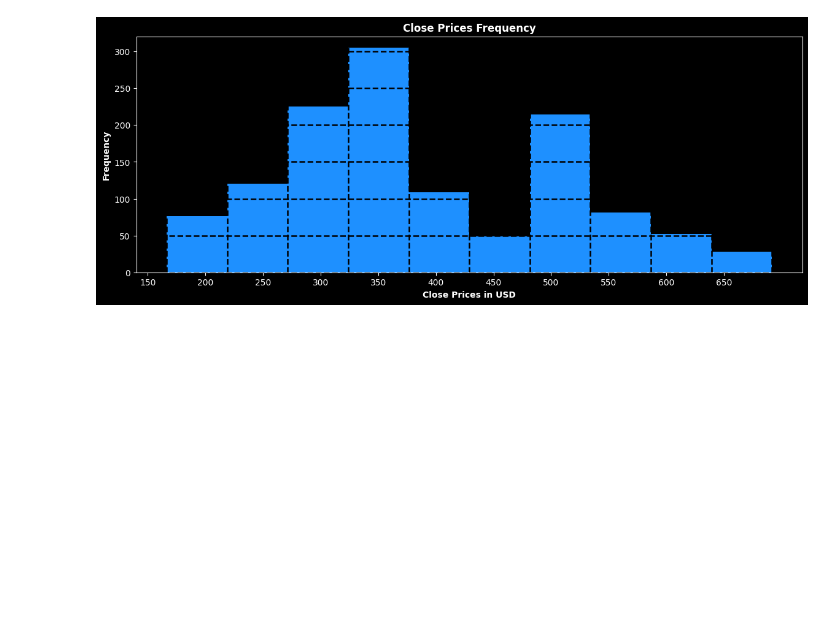
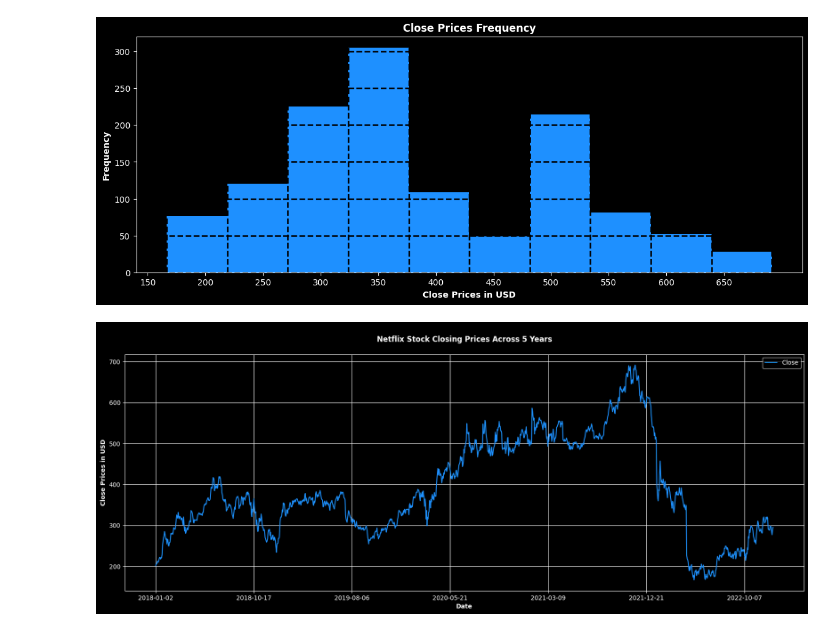
Before and after one commit to Momad-Y/NFLX-Stock-Price-Prediction, a Jupyter notebook: Netflix Stock Price Prediction.ipynb, the cells around one changed output. Saved outputs shown, nothing was run; the diff lists cells and outputs as text; code cells hidden in the pictures; blank space fills up the shorter version.

```diff
--- a/Netflix Stock Price Prediction.ipynb
+++ b/Netflix Stock Price Prediction.ipynb
@@ -213,3 +213,14 @@ for bin_edge in np.histogram(NFLX_df["Close"])[1]:
 plt.show()
 # %% [output]
 [figure]
+# %%
+# Plotting the datasets closing prices against the index (Date)
+NFLX_df["Close"].plot(color="dodgerblue", figsize=(20, 7))
+plt.ylabel("Close Prices in USD", weight="bold")
+plt.xlabel("Date", weight="bold")
+plt.title("\nNetflix Stock Closing Prices Across 5 Years\n", weight="bold")
+plt.grid()
+plt.legend()
+plt.show()
+# %% [output]
+[figure, added]
```
Also changed, not shown: parts of 10 cells of this notebook.
